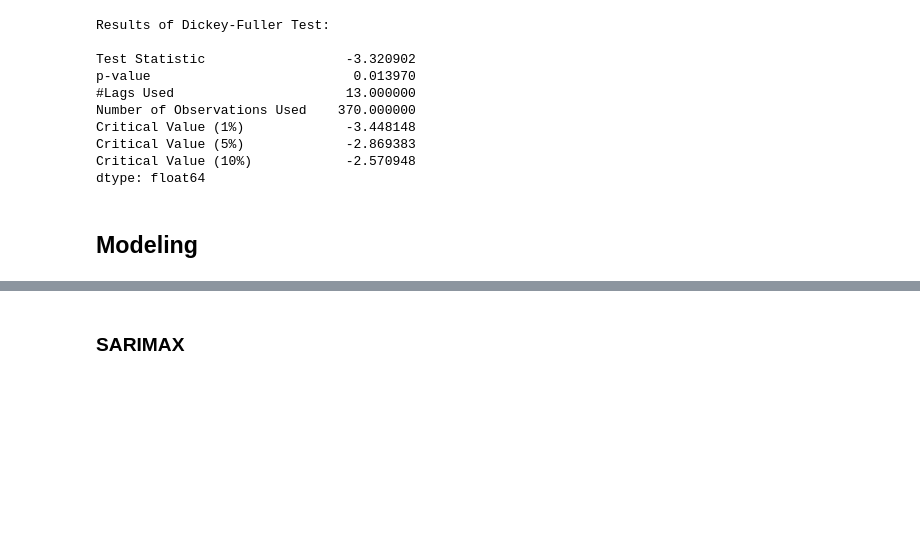
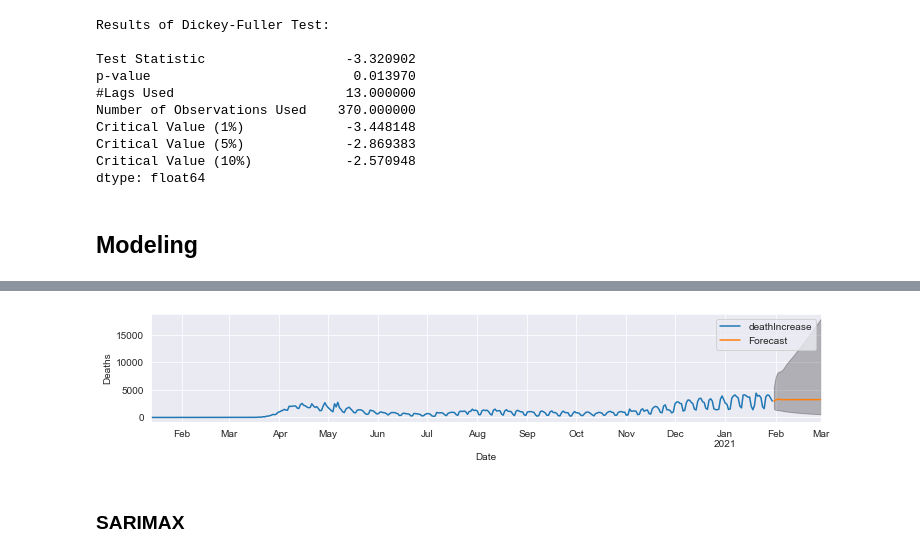
Before and after one commit to ghcn345/Coronavirus-Prediction, a Jupyter notebook: project_coronavirus.ipynb, the cells around one changed output, grey strips where cells are left out. Cells and saved outputs as stored; diff of their text form; code cells hidden in the pictures; blank space fills up the shorter version.

```diff
--- a/project_coronavirus.ipynb
+++ b/project_coronavirus.ipynb
@@ -318,3 +429,24 @@ dtype: float64
+# %%
+# Get forecast 30 days ahead in future
+prediction = output.get_forecast(steps=30)
+
+# Get confidence intervals of forecasts
+pred_conf = prediction.conf_int(alpha=.1)
+# %%
+# Plot future predictions with confidence intervals
+ax = deaths.plot(label='observed')
+np.exp(prediction.predicted_mean).plot(ax=ax, label='Forecast')
+ax.fill_between(pred_conf.index,
+                np.exp(pred_conf.iloc[:, 0]),
+                np.exp(pred_conf.iloc[:, 1]), color='k', alpha=0.25)
+ax.set_xlabel('Date')
+ax.set_ylabel('Deaths')
+# ax.set_xlim(left=deaths.index[-90], right=deaths.index[-1]+pd.DateOffset(14))
+# plt.vlines(x=deaths.index[-1]+pd.DateOffset(1), ymin=0, ymax=10000, linestyles='dotted', label='Today')
+plt.legend()
+plt.show()
+# %% [output]
+[figure, added]
 # %% [markdown]
 ### SARIMAX
 # %% [markdown]
```
Also changed, not shown: parts of 14 cells of this notebook, 2 other files.
